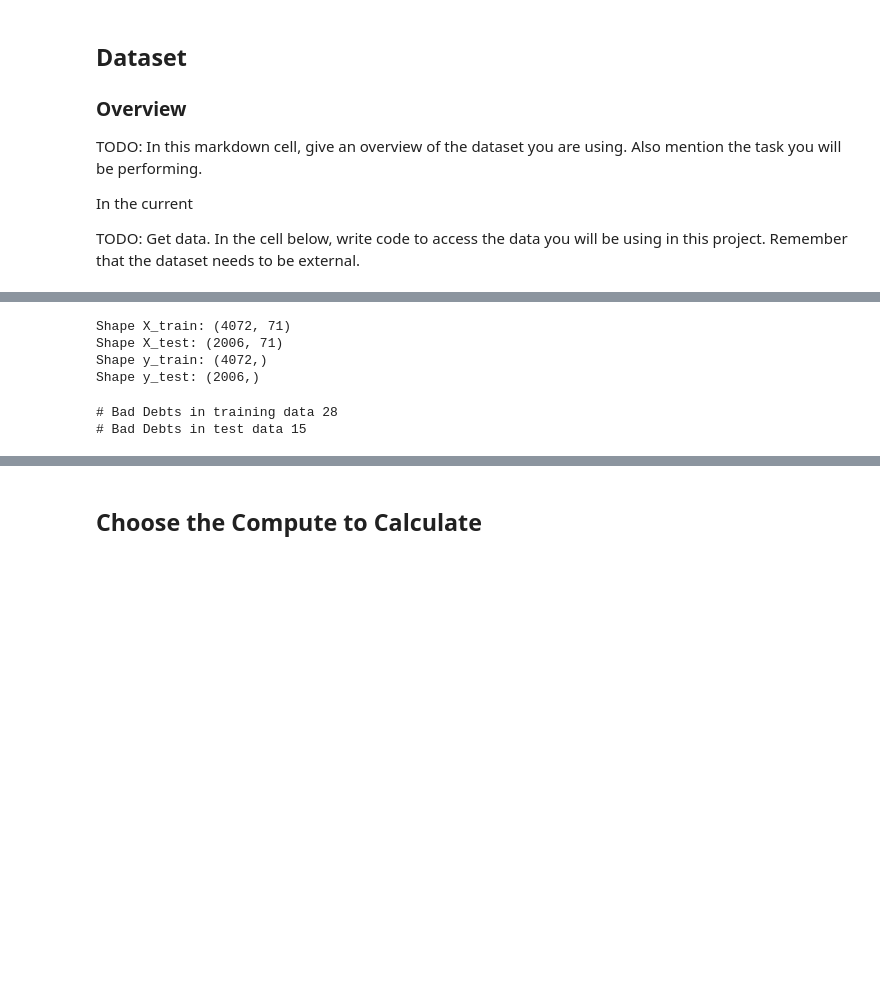
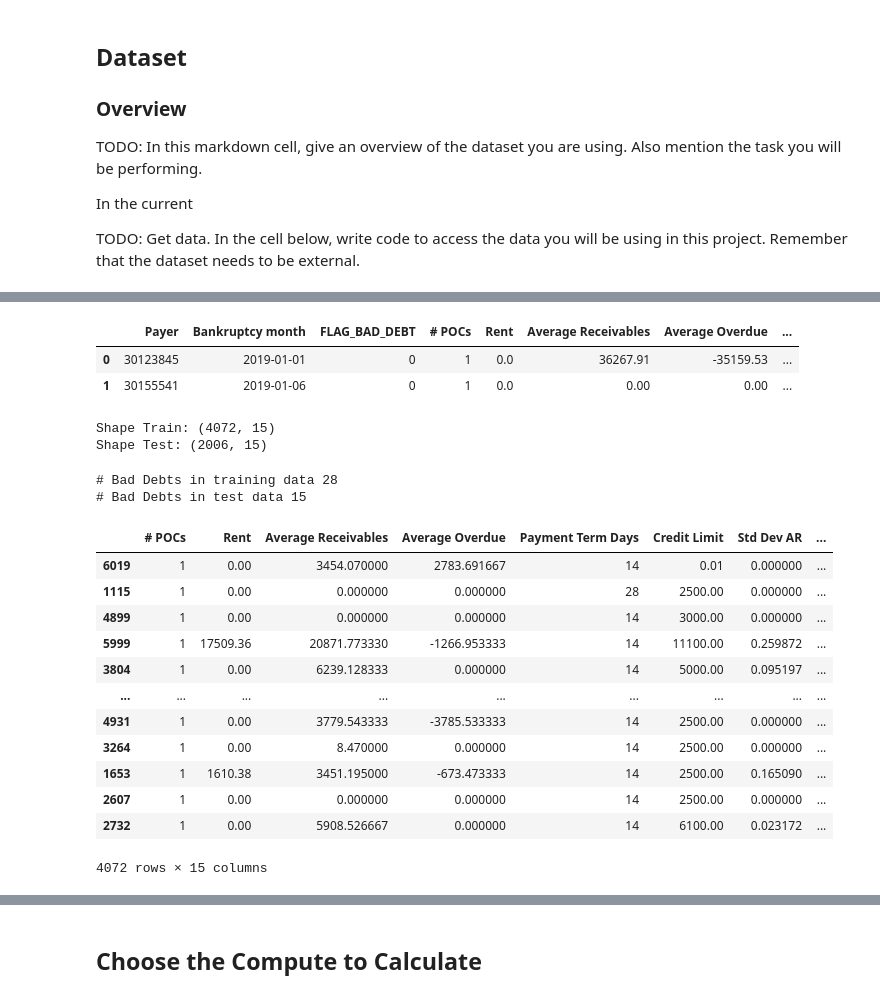
Before and after one commit to NAMU2NI/Capstone_Project, a Jupyter notebook: automl.ipynb, the cells around one changed output, grey strips where cells are left out. Saved outputs shown, nothing was run; the diff lists cells and outputs as text; code cells hidden in the pictures; blank space fills up the shorter version.

```diff
--- a/automl.ipynb
+++ b/automl.ipynb
@@ -31,0 +44,24 @@ all_data = pd.concat([x,y_dataframe], axis = 1)
+# %%
+from azureml.data.dataset_factory import TabularDatasetFactory
+from azureml.core import Dataset
+# NOTE: update the key to match the dataset name
+found = False
+key = "Bankruptcu-dataset"
+description_text = "Predicting Bankruptcy capstone project"
+
+if key in ws.datasets.keys():
+        found = True
+        dataset = ws.datasets[key]
+
+if not found:
+        # Create Hyperdrive Dataset and register it into Workspace
+        url = 'https://raw.githubusercontent.com/NAMU2NI/Capstone_Project/main/POC_level_features.csv'
+        dataset = Dataset.Tabular.from_delimited_files(url)
+        #Register Dataset in Workspace
+        dataset = dataset.register(workspace=ws,
+                                   name=key,
+                                   description=description_text)
+
+
+df = dataset.to_pandas_dataframe()
+df.describe()
@@ -32,3 +78,18 @@ all_data = pd.concat([x,y_dataframe], axis = 1)
+# %%
+df.head(2)
+# %% [output]
+|  | Payer | Bankruptcy month | FLAG_BAD_DEBT | # POCs | Rent | Average Receivables | Average Overdue | ... |
+| 0 | 30123845 | 2019-01-01 | 0 | 1 | 0.0 | 36267.91 | -35159.53 | ... |
+| 1 | 30155541 | 2019-01-06 | 0 | 1 | 0.0 | 0.00 | 0.00 | ... |
+# %%
+from Train_Model import clean_data
+from sklearn.model_selection import train_test_split
+import pandas as pd
+
+x, y = clean_data(dataset)
+y_dataframe = pd.DataFrame(y)
+
+all_data = pd.concat([x,y_dataframe], axis = 1)
 # %%
 Train, Test = train_test_split(
        all_data , test_size=0.33, random_state=0)
@@ -38,14 +96,13 @@ Y_Test = Test["FLAG_BAD_DEBT"]
 # %%
-X_Train = Train.drop(['Payer', 'FLAG_BAD_DEBT', 'Bankruptcy month'], axis=1)
-X_Test = Test.drop(['Payer', 'FLAG_BAD_DEBT', 'Bankruptcy month'], axis=1)
+Train = Train.drop(['Payer', 'Bankruptcy month'], axis=1)
+Test = Test.drop(['Payer', 'Bankruptcy month'], axis=1)
-# %%
-print('Shape X_train: '+str(X_Train.shape))
-print('Shape X_test: '+str(X_Test.shape))
-print('Shape y_train: '+str(Y_Train.shape))
-print('Shape y_test: '+str(Y_Test.shape))
-# %% [output]
-Shape X_train: (4072, 71)
-Shape X_test: (2006, 71)
-Shape y_train: (4072,)
-Shape y_test: (2006,)
+# %%
+Train.rename(columns = {'FLAG_BAD_DEBT':'Y'}, inplace = True)
+Test.rename(columns = {'FLAG_BAD_DEBT':'Y'}, inplace = True)
+# %%
+print('Shape Train: '+str(Train.shape))
+print('Shape Test: '+str(Test.shape))
+# %% [output]
+Shape Train: (4072, 15)
+Shape Test: (2006, 15)
 # %%
@@ -59,2 +114,18 @@ Y_Train = Y_Train.rename('y')
+# %%
+Train
+# %% [output]
+|  | # POCs | Rent | Average Receivables | Average Overdue | Payment Term Days | Credit Limit | Std Dev AR | ... |
+| 6019 | 1 | 0.00 | 3454.070000 | 2783.691667 | 14 | 0.01 | 0.000000 | ... |
+| 1115 | 1 | 0.00 | 0.000000 | 0.000000 | 28 | 2500.00 | 0.000000 | ... |
+| 4899 | 1 | 0.00 | 0.000000 | 0.000000 | 14 | 3000.00 | 0.000000 | ... |
+| 5999 | 1 | 17509.36 | 20871.773330 | -1266.953333 | 14 | 11100.00 | 0.259872 | ... |
+| 3804 | 1 | 0.00 | 6239.128333 | 0.000000 | 14 | 5000.00 | 0.095197 | ... |
+| ... | ... | ... | ... | ... | ... | ... | ... | ... |
+| 4931 | 1 | 0.00 | 3779.543333 | -3785.533333 | 14 | 2500.00 | 0.000000 | ... |
+| 3264 | 1 | 0.00 | 8.470000 | 0.000000 | 14 | 2500.00 | 0.000000 | ... |
+| 1653 | 1 | 1610.38 | 3451.195000 | -673.473333 | 14 | 2500.00 | 0.165090 | ... |
+| 2607 | 1 | 0.00 | 0.000000 | 0.000000 | 14 | 2500.00 | 0.000000 | ... |
+| 2732 | 1 | 0.00 | 5908.526667 | 0.000000 | 14 | 6100.00 | 0.023172 | ... |
+4072 rows × 15 columns
 # %%
 from azureml.core import Dataset
```
Also changed, not shown: parts of 35 cells of this notebook, 2 other files.
